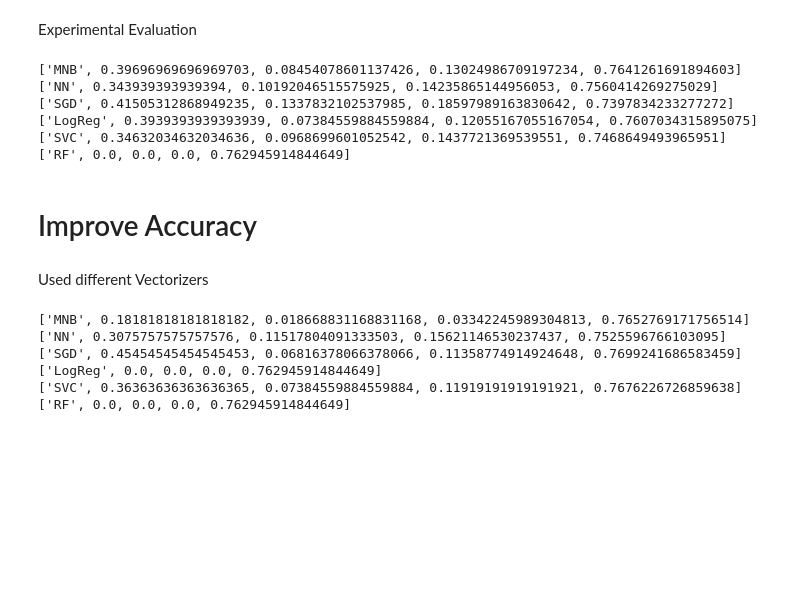
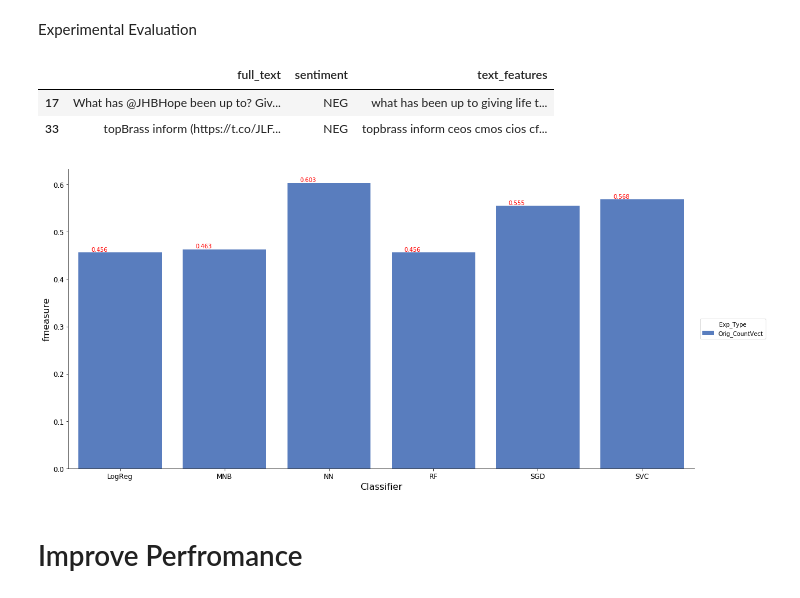
Before and after one commit to abhishek9sharma/TwitterAnalysis, a Jupyter notebook: Text_Classification_Models.ipynb, the cells around one changed output. Saved outputs shown, nothing was run; the diff lists cells and outputs as text; code cells hidden in the pictures; blank space fills up the shorter version.

```diff
--- a/Text_Classification_Models.ipynb
+++ b/Text_Classification_Models.ipynb
@@ -56,5 +62,13 @@ Functions for extracting features from text
 # %%
 #Helper Functions for Text Feature Extraction
+punct_num_rem = re.compile('[^0-9a-z #+_]')
+repl_space = re.compile('[/(){}\[\]\|@,;]')
+
+def basic_text_preprocessing(text):
+    text = text.lower()
+    text = re.sub(repl_space,'',text)
+    text = re.sub(punct_num_rem  ,'',text)
+    return text
 
 def ProcessTextNormal(tweet_text):
     tokens = tweet_text.replace('\n','').split()
@@ -78,17 +92,18 @@ def tokenize_tweet(tweet_text):
     #print(tweet_tokens)
     temptokens= []
     for t in tweet_tokens:
-        if len(t)==1 or t[0:5]=='https':
+        if t[0:5]=='https':
             pass
         elif t[0]=='#':
             tf= t[1:]
             temptokens.append(tf)
         else:
             temptokens.append(t)
-    return " ".join(temptokens)
-
+    finalstr =  basic_text_preprocessing(" ".join(temptokens))
+    return finalstr
 
 def tokenize_tweets_tweets(tweet_texts):
+
     tknzr = TweetTokenizer(strip_handles=True, preserve_case= False, reduce_len=True)
     tweet_tokens = [tknzr.tokenize(tweet_txt) for tweet_txt in tweet_texts]
     tweet_tokens_final = []
@@ -155,3 +179,27 @@ classifiers = {
                  'RF' :  {'obj':  RandomForestClassifier(n_estimators=200, max_depth=3, random_state=0), 'accuracy':0, 'prec':0, 'rec':0, 'fmeasure':0}
 
               }
+# %%
+# Split Data into K FOlds and perform all experiments on this split only
+def GetKFoldData(df,labelsIN, k):
+    folds = {}
+    labels = LabelEncoder()
+    y =  labels.fit_transform(labelsIN)
+    kfolds = KFold(n_splits=k, shuffle = True, random_state = 4)
+    foldidx = 0
+    for train_idx, test_idx in kfolds.split(df.index):
+        folds[foldidx] = {
+                              'train': df.iloc[train_idx], 'test':df.iloc[test_idx],
+                              'y_train': y[train_idx], 'y_test': y[test_idx]
+                         }
+        foldidx+=1
+    return folds
+
+
+exp_data_k_folds = GetKFoldData(candidate_data, candidate_data['sentiment'] , 10)
+idx_list_org = exp_data_k_folds[0]['test'].index.tolist()
+exp_data_k_folds[0]['test'][0:2]
+# %% [output]
+|  | full_text | sentiment | text_features |
+| 17 | What has @JHBHope been up to? Giv... | NEG | what has been up to giving life t... |
+| 33 | topBrass inform (https://t.co/JLF... | NEG | topbrass inform ceos cmos cios cf... |
@@ -158 +283,8 @@ classifiers = {
+# %%
+# Run Baseline Approach
+Res1 = Dicttodataframe(RunExpCountVec(classifiers,exp_data_k_folds,'text_features'),'Classifier')
+Res1['Exp_Type']  = 'Orig_CountVect'
+PlotRes(Res1,'fmeasure')
+# %% [output]
+[figure, added]
 # %%
@@ -200,23 +336,2 @@ def RunExp(classifiers, Xcol, labelsIN, vectorizer):
-# %%
-RunExp(classifiers, candidate_data['text_features'], candidate_data['sentiment'], CountVectorizer())
-# %% [output]
-['MNB', 0.39696969696969703, 0.08454078601137426, 0.13024986709197234, 0.7641261691894603]
-['NN', 0.343939393939394, 0.10192046515575925, 0.14235865144956053, 0.7560414269275029]
-['SGD', 0.41505312868949235, 0.1337832102537985, 0.18597989163830642, 0.7397834233277272]
-['LogReg', 0.3939393939393939, 0.07384559884559884, 0.12055167055167054, 0.7607034315895075]
-['SVC', 0.34632034632034636, 0.0968699601052542, 0.1437721369539551, 0.7468649493965951]
-['RF', 0.0, 0.0, 0.0, 0.762945914844649]
 # %% [markdown]
-# Improve Accuracy
+# Improve Perfromance
-# %% [markdown]
-Used different Vectorizers
-# %%
-# See Results on TFIDF Vectorizer
-RunExp(classifiers, candidate_data['text_features'], candidate_data['sentiment'], TfidfVectorizer())
-# %% [output]
-['MNB', 0.18181818181818182, 0.018668831168831168, 0.03342245989304813, 0.7652769171756514]
-['NN', 0.3075757575757576, 0.11517804091333503, 0.15621146530237437, 0.7525596766103095]
-['SGD', 0.45454545454545453, 0.06816378066378066, 0.11358774914924648, 0.7699241686583459]
-['LogReg', 0.0, 0.0, 0.0, 0.762945914844649]
-['SVC', 0.36363636363636365, 0.07384559884559884, 0.11919191919191921, 0.7676226726859638]
-['RF', 0.0, 0.0, 0.0, 0.762945914844649]
```
Also changed, not shown: parts of 29 cells of this notebook.
